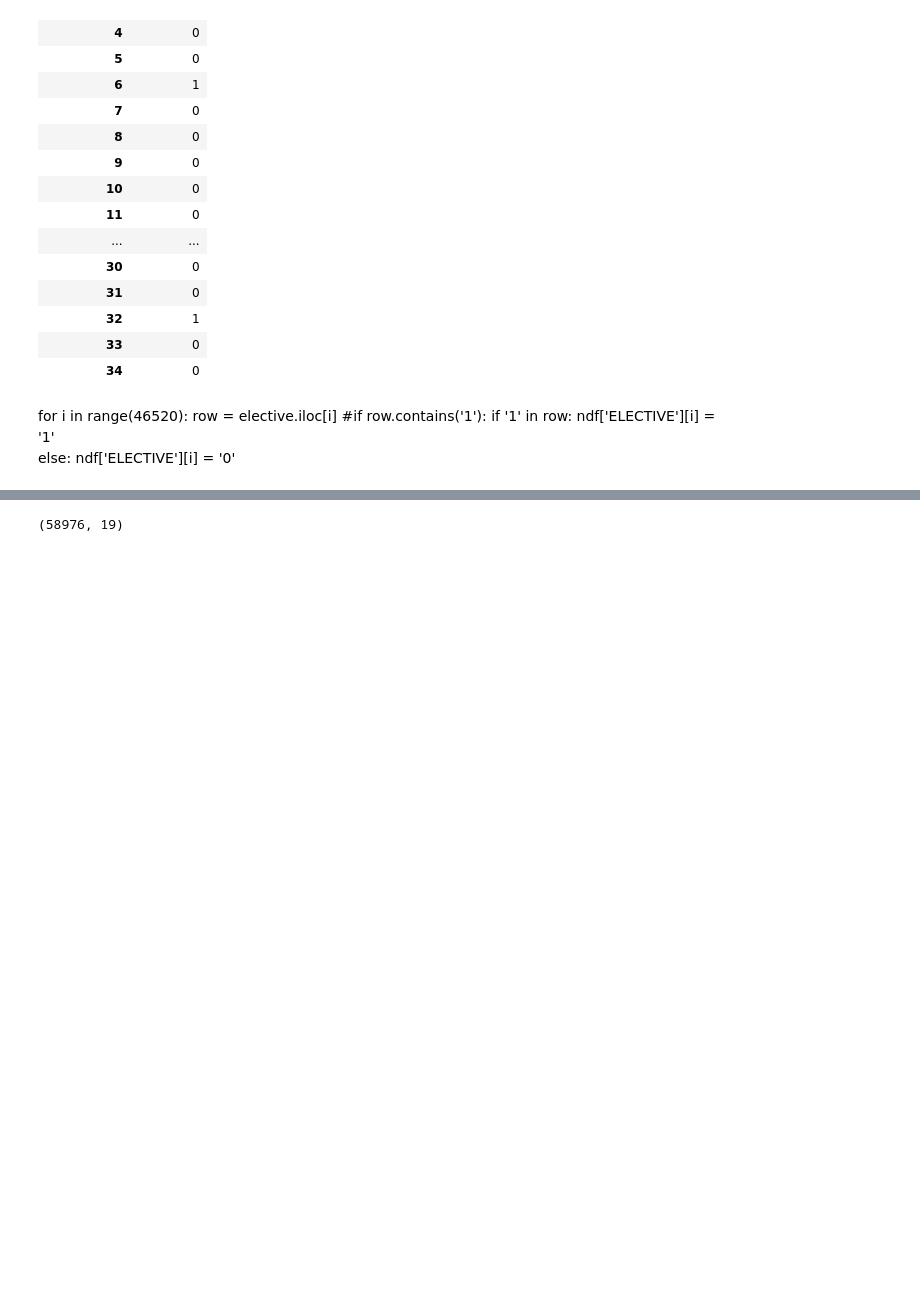
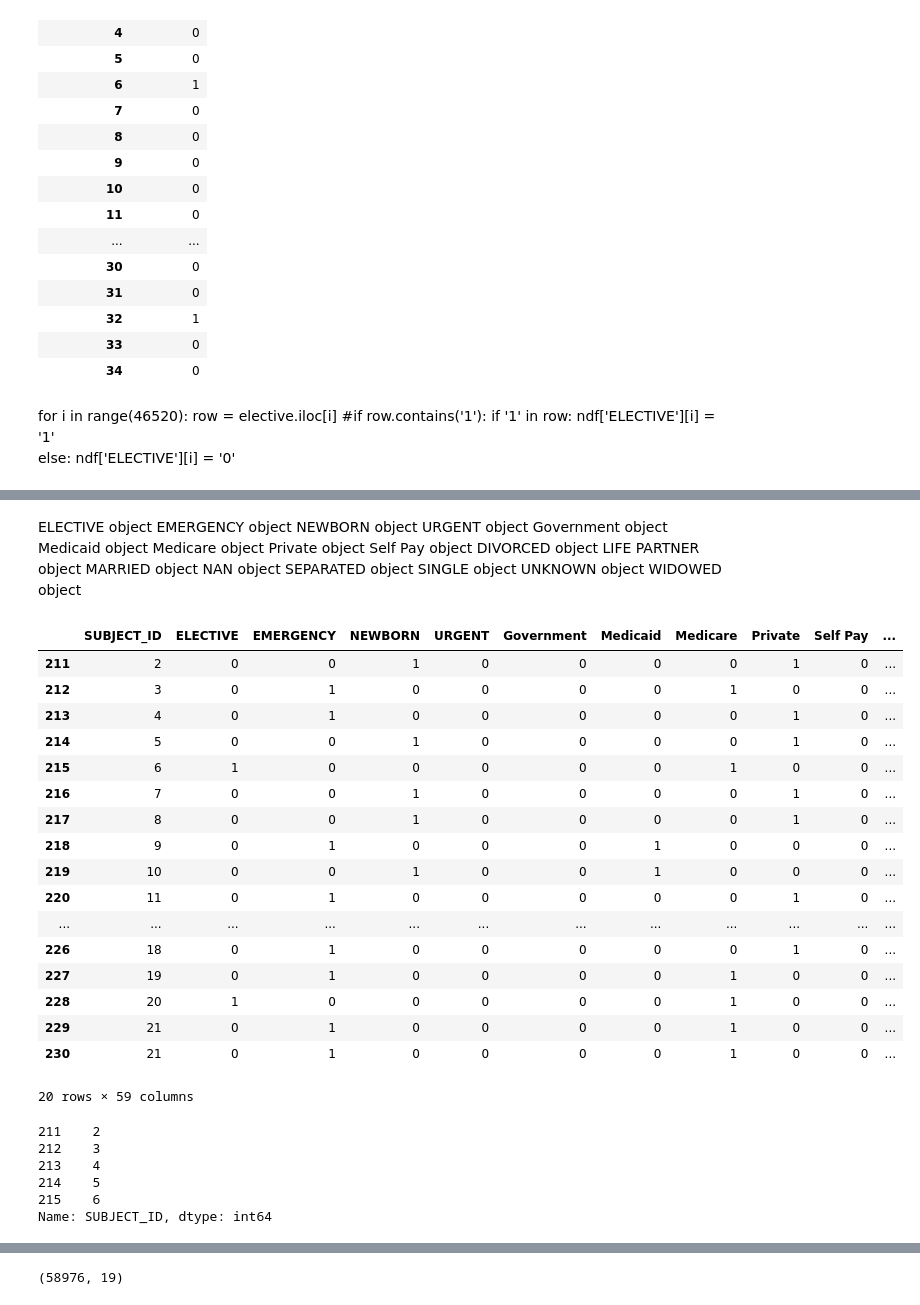
Before and after one commit to kathy908000/Health-Care-Research, a Jupyter notebook: MIMICIII-Matrixfinal.ipynb, the cells around one changed output, grey strips where cells are left out. Saved outputs shown, nothing was run; the diff lists cells and outputs as text; code cells hidden in the pictures; blank space fills up the shorter version.

```diff
--- a/MIMICIII-Matrixfinal.ipynb
+++ b/MIMICIII-Matrixfinal.ipynb
@@ -426,4 +451,7 @@ dfpart.head()
 | 214 | 5 | 0 | 0 | 1 | 0 | 0 | 0 | 0 | 1 | 0 | ... |
 | 215 | 6 | 1 | 0 | 0 | 0 | 0 | 0 | 1 | 0 | 0 | ... |
 5 rows × 59 columns
+# %%
+#convert subject ID back to int
+dfpart = dfpart.astype({'SUBJECT_ID': int})
 # %%
@@ -602,0 +689,48 @@ for i in range(46520):
+# %% [markdown]
+ELECTIVE        object
+EMERGENCY       object
+NEWBORN         object
+URGENT          object
+Government      object
+Medicaid        object
+Medicare        object
+Private         object
+Self Pay        object
+DIVORCED        object
+LIFE PARTNER    object
+MARRIED         object
+NAN             object
+SEPARATED       object
+SINGLE          object
+UNKNOWN         object
+WIDOWED         object
+# %%
+dfpart.head(20)
+# %% [output]
+|  | SUBJECT_ID | ELECTIVE | EMERGENCY | NEWBORN | URGENT | Government | Medicaid | Medicare | Private | Self Pay | ... |
+| 211 | 2 | 0 | 0 | 1 | 0 | 0 | 0 | 0 | 1 | 0 | ... |
+| 212 | 3 | 0 | 1 | 0 | 0 | 0 | 0 | 1 | 0 | 0 | ... |
+| 213 | 4 | 0 | 1 | 0 | 0 | 0 | 0 | 0 | 1 | 0 | ... |
+| 214 | 5 | 0 | 0 | 1 | 0 | 0 | 0 | 0 | 1 | 0 | ... |
+| 215 | 6 | 1 | 0 | 0 | 0 | 0 | 0 | 1 | 0 | 0 | ... |
+| 216 | 7 | 0 | 0 | 1 | 0 | 0 | 0 | 0 | 1 | 0 | ... |
+| 217 | 8 | 0 | 0 | 1 | 0 | 0 | 0 | 0 | 1 | 0 | ... |
+| 218 | 9 | 0 | 1 | 0 | 0 | 0 | 1 | 0 | 0 | 0 | ... |
+| 219 | 10 | 0 | 0 | 1 | 0 | 0 | 1 | 0 | 0 | 0 | ... |
+| 220 | 11 | 0 | 1 | 0 | 0 | 0 | 0 | 0 | 1 | 0 | ... |
+| ... | ... | ... | ... | ... | ... | ... | ... | ... | ... | ... | ... |
+| 226 | 18 | 0 | 1 | 0 | 0 | 0 | 0 | 0 | 1 | 0 | ... |
+| 227 | 19 | 0 | 1 | 0 | 0 | 0 | 0 | 1 | 0 | 0 | ... |
+| 228 | 20 | 1 | 0 | 0 | 0 | 0 | 0 | 1 | 0 | 0 | ... |
+| 229 | 21 | 0 | 1 | 0 | 0 | 0 | 0 | 1 | 0 | 0 | ... |
+| 230 | 21 | 0 | 1 | 0 | 0 | 0 | 0 | 1 | 0 | 0 | ... |
+20 rows × 59 columns
+# %%
+dfpart['SUBJECT_ID'].head()
+# %% [output]
+211    2
+212    3
+213    4
+214    5
+215    6
+Name: SUBJECT_ID, dtype: int64
```
Also changed, not shown: parts of 56 cells of this notebook.
